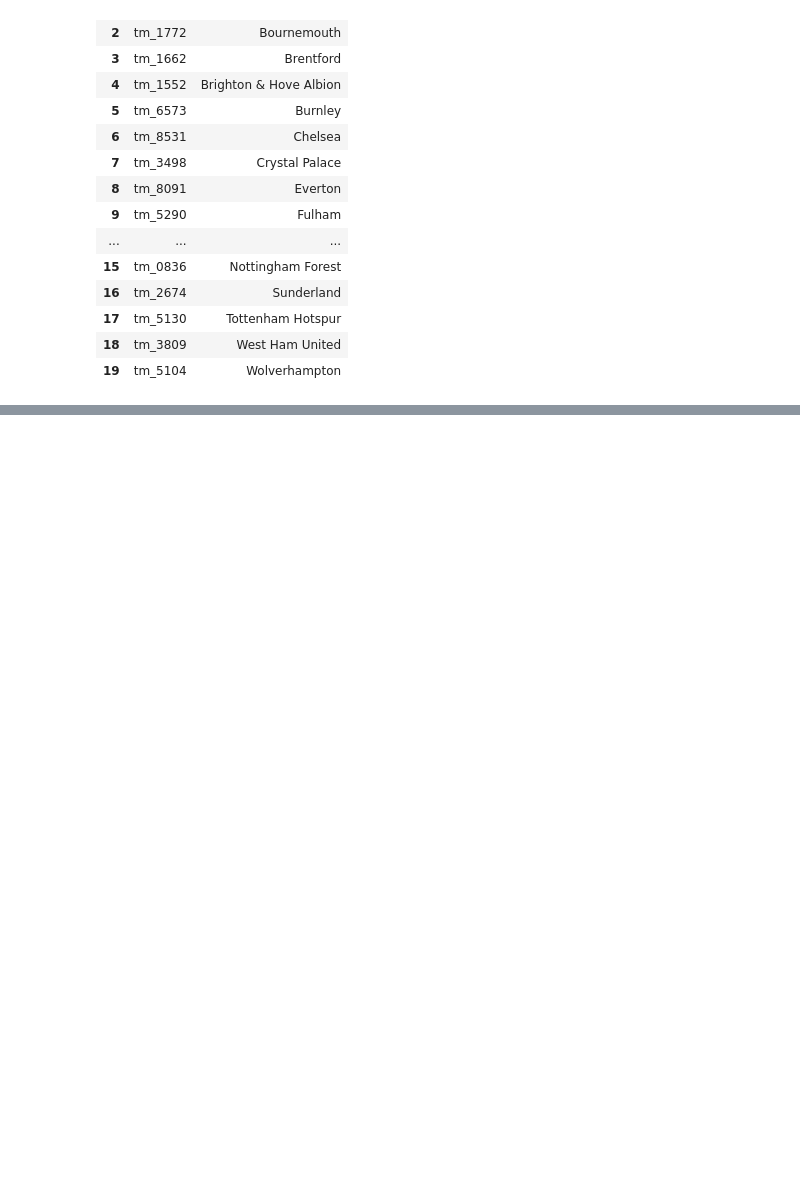
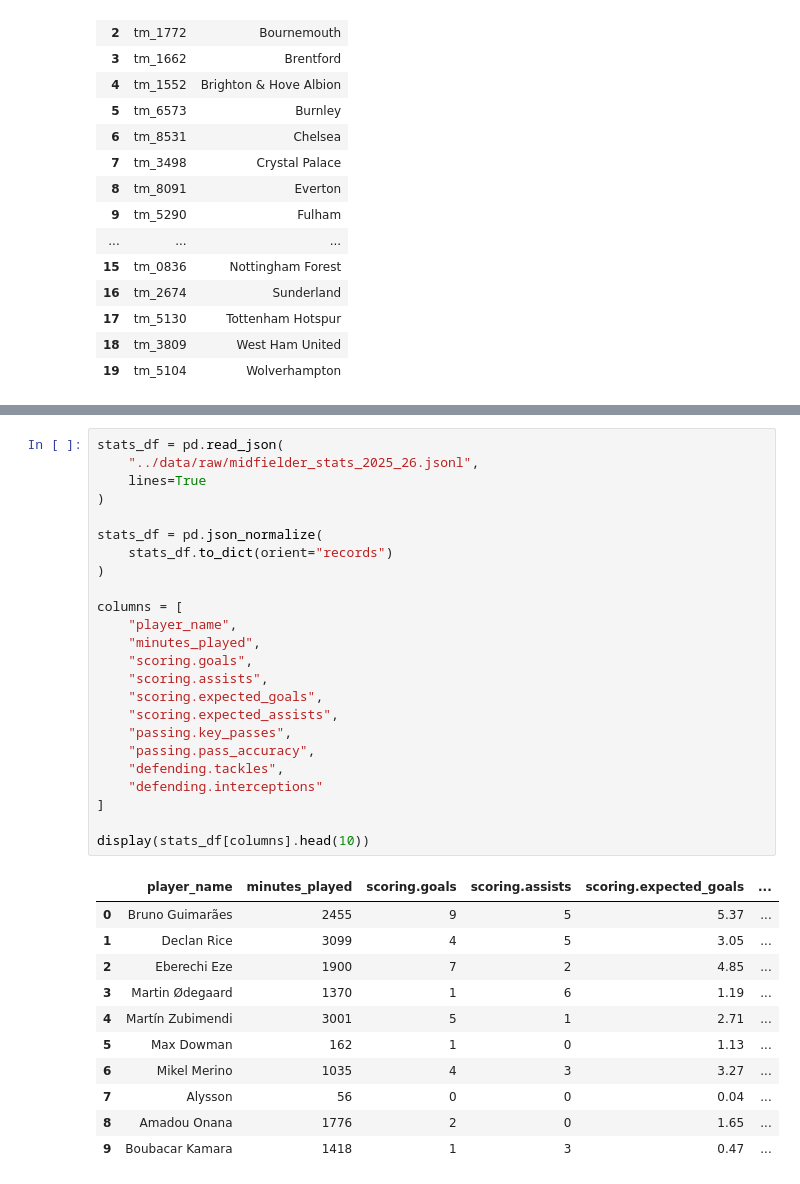
Before and after one commit to colonistz-1/Smart-Scout, a Jupyter notebook: notebooks/01_collection.ipynb, the cells around one changed output, grey strips where cells are left out. Drawn from its saved outputs; the diff is of its cells as text; blank space fills up the shorter version.

Commit message:
collect and save Premier League players  statistics

```diff
--- a/notebooks/01_eda.ipynb
+++ b/notebooks/01_collection.ipynb
@@ -239,0 +325,36 @@ Total midfielders: 230
+# %%
+stats_df = pd.read_json(
+    "../data/raw/midfielder_stats_2025_26.jsonl",
+    lines=True
+)
+
+stats_df = pd.json_normalize(
+    stats_df.to_dict(orient="records")
+)
+
+columns = [
+    "player_name",
+    "minutes_played",
+    "scoring.goals",
+    "scoring.assists",
+    "scoring.expected_goals",
+    "scoring.expected_assists",
+    "passing.key_passes",
+    "passing.pass_accuracy",
+    "defending.tackles",
+    "defending.interceptions"
+]
+
+display(stats_df[columns].head(10))
+# %% [output]
+|  | player_name | minutes_played | scoring.goals | scoring.assists | scoring.expected_goals | ... |
+| 0 | Bruno Guimarães | 2455 | 9 | 5 | 5.37 | ... |
+| 1 | Declan Rice | 3099 | 4 | 5 | 3.05 | ... |
+| 2 | Eberechi Eze | 1900 | 7 | 2 | 4.85 | ... |
+| 3 | Martin Ødegaard | 1370 | 1 | 6 | 1.19 | ... |
+| 4 | Martín Zubimendi | 3001 | 5 | 1 | 2.71 | ... |
+| 5 | Max Dowman | 162 | 1 | 0 | 1.13 | ... |
+| 6 | Mikel Merino | 1035 | 4 | 3 | 3.27 | ... |
+| 7 | Alysson | 56 | 0 | 0 | 0.04 | ... |
+| 8 | Amadou Onana | 1776 | 2 | 0 | 1.65 | ... |
+| 9 | Boubacar Kamara | 1418 | 1 | 3 | 0.47 | ... |
```
Also changed, not shown: parts of 8 cells of this notebook.
